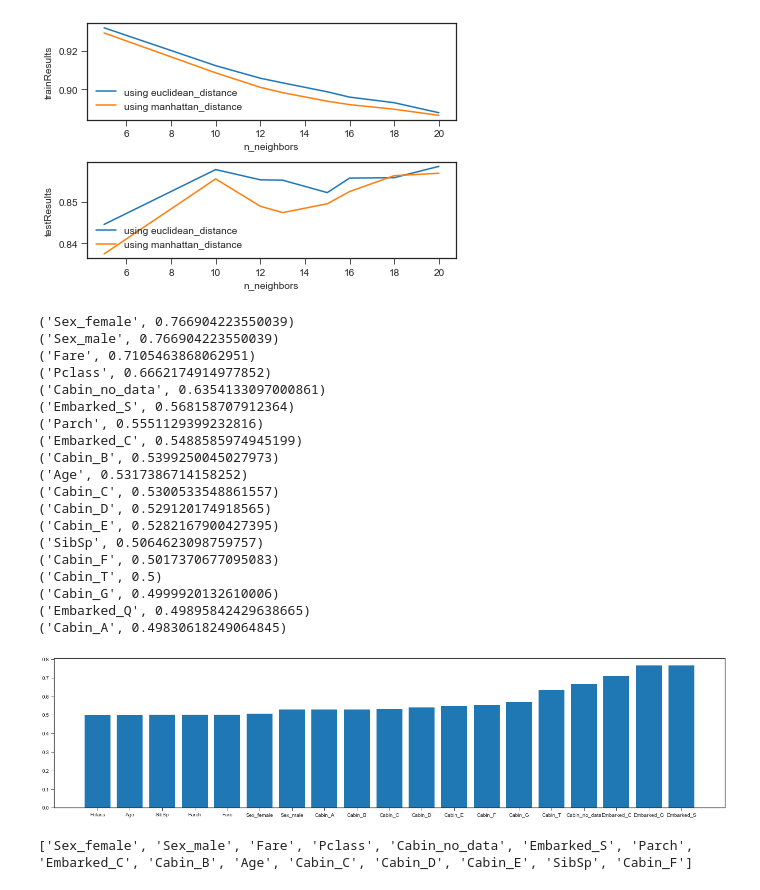
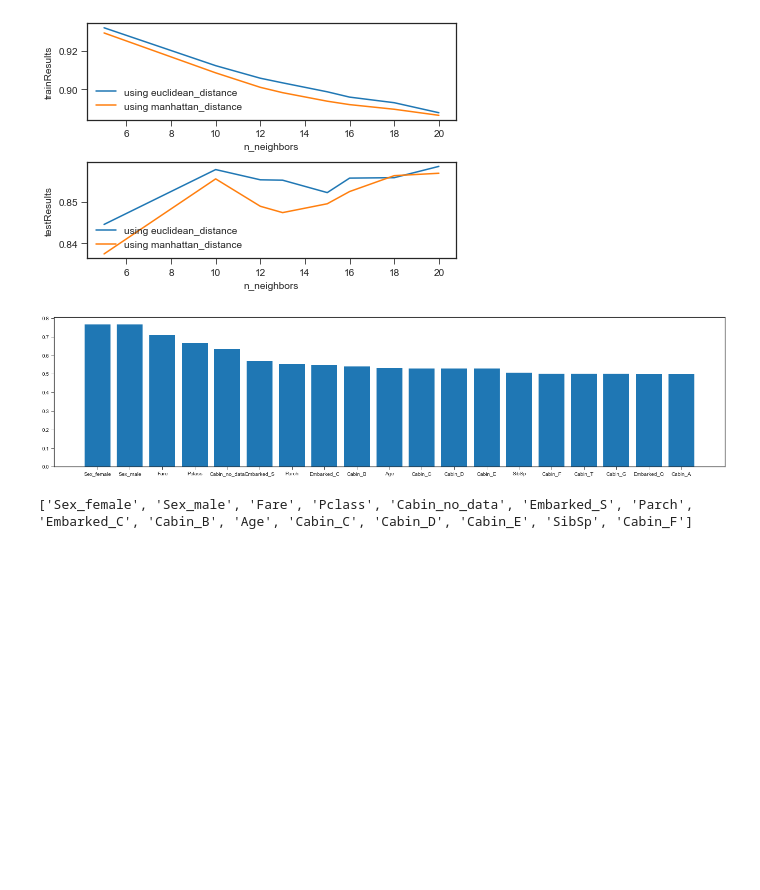
Before and after one commit to agomolka/KaggleTitanicCompetition, a Jupyter notebook: better_titanic.ipynb, the cells around one changed output. Drawn from its saved outputs; the diff is of its cells as text; code cells hidden in the pictures; blank space fills up the shorter version.

Commit message:
Visualizing the model estimation for each feature individually

```diff
--- a/better_titanic.ipynb
+++ b/better_titanic.ipynb
@@ -758,49 +756,25 @@ fig.tight_layout()
 # %%
 selectedFeatures = []
 results = []
 knn = neighbors.KNeighborsClassifier(n_neighbors=10, n_jobs=-1, p=2)
-featureNameArr =[]
-testResultsArr=[]
-
 
 for feature in features:
     featuresCandidates = selectedFeatures.copy()
     featuresCandidates.append(feature)
     trainResults, testResults, predictions, indices = CVmodel(model=knn,
                                                               features=featuresCandidates)
     results.append((feature, np.mean(testResults)))
-    featureNameArr.append(feature)
-    testResultsArr.append(np.mean(testResults))
 
 results = sorted(results, key=lambda x: x[1], reverse=True)
-for i in results:
-    print(i)
-testResultsArr.sort()
+
+results2 = [(elem1, (elem2)) for elem1, elem2 in results]
+
 fig = plt.figure()
 ax = fig.add_axes([0,0,3,1])
-ax.bar(featureNameArr, testResultsArr)
+ax.bar(*zip(*results2))
 plt.show()
 # %% [output]
-('Sex_female', 0.766904223550039)
-('Sex_male', 0.766904223550039)
-('Fare', 0.7105463868062951)
-('Pclass', 0.6662174914977852)
-('Cabin_no_data', 0.6354133097000861)
-('Embarked_S', 0.568158707912364)
-('Parch', 0.5551129399232816)
-('Embarked_C', 0.5488585974945199)
-('Cabin_B', 0.5399250045027973)
-('Age', 0.5317386714158252)
-('Cabin_C', 0.5300533548861557)
-('Cabin_D', 0.529120174918565)
-('Cabin_E', 0.5282167900427395)
-('SibSp', 0.5064623098759757)
-('Cabin_F', 0.5017370677095083)
-('Cabin_T', 0.5)
-('Cabin_G', 0.4999920132610006)
-('Embarked_Q', 0.49895842429638665)
-('Cabin_A', 0.49830618249064845)
-[figure, old version]
+[figure, new version]
 # %%
 featuresSet2 = [x for x,y in results if y > 0.5]
 print(featuresSet2)
```
Also changed, not shown: parts of 3 cells of this notebook, 1 other file.
